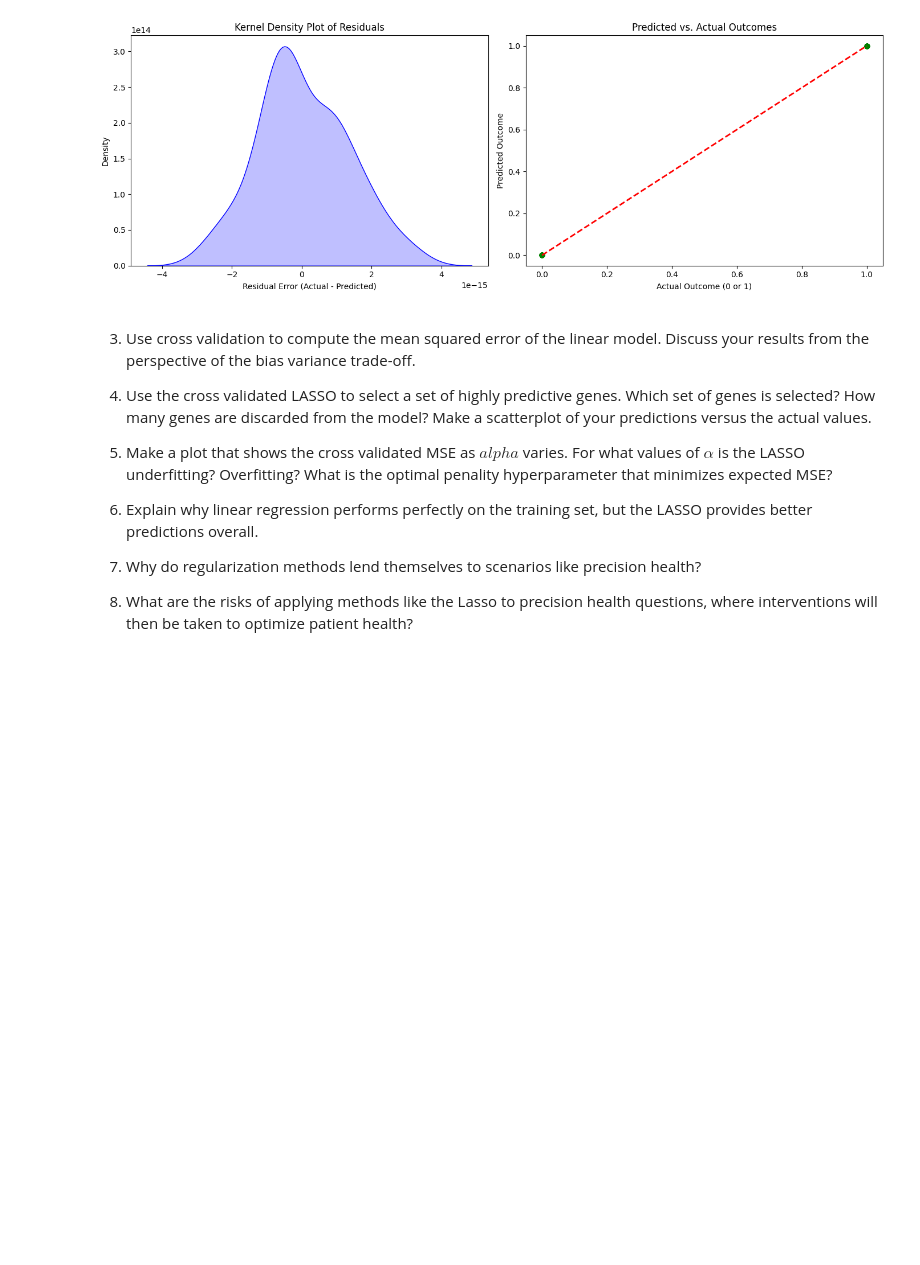
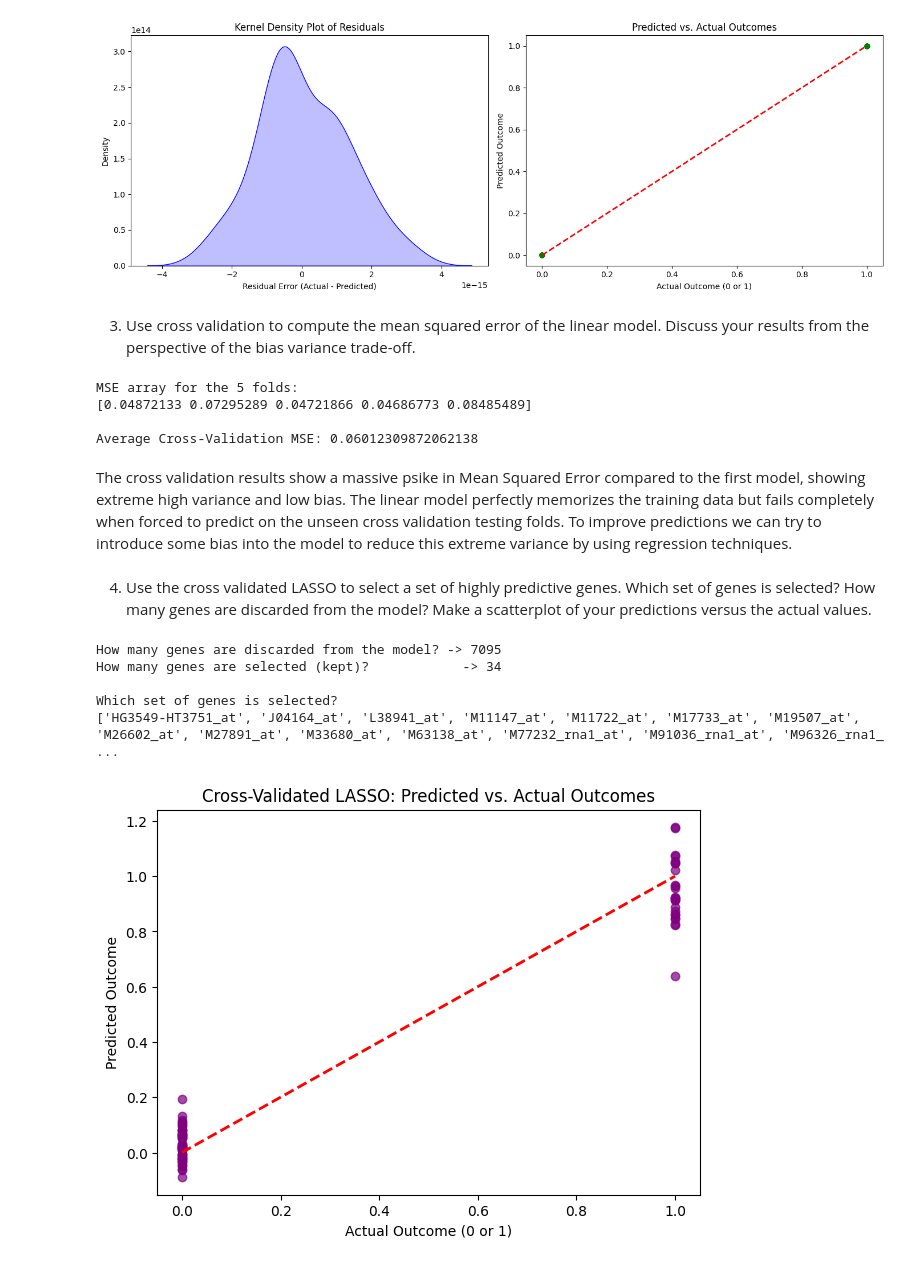
Before and after one commit to wilsonfredbeck7/undergrad_ml_assignments, a Jupyter notebook: genomics_lab.ipynb, the cells around one changed output. Saved outputs shown, nothing was run; the diff lists cells and outputs as text; code cells hidden in the pictures; blank space fills up the shorter version.

```diff
--- a/genomics_lab.ipynb
+++ b/genomics_lab.ipynb
@@ -82,13 +74,64 @@ Mean Squared Error: 1.649109613713977e-30
 
 
 3. Use cross validation to compute the mean squared error of the linear model. Discuss your results from the perspective of the bias variance trade-off.
-
-4. Use the cross validated LASSO to select a set of highly predictive genes. Which set of genes is selected? How many genes are discarded from the model? Make a scatterplot of your predictions versus the actual values.
-
-5. Make a plot that shows the cross validated MSE as $alpha$ varies. For what values of $\alpha$ is the LASSO underfitting? Overfitting? What is the optimal penality hyperparameter that minimizes expected MSE?
-
-6. Explain why linear regression performs perfectly on the training set, but the LASSO provides better predictions overall.
-
-7. Why do regularization methods lend themselves to scenarios like precision health?
-
-8. What are the risks of applying methods like the Lasso to precision health questions, where interventions will then be taken to optimize patient health?
+# %%
+from sklearn.model_selection import cross_val_score
+import numpy as np
+
+cv_scores = cross_val_score(model, X, y, scoring='neg_mean_squared_error', cv=5)
+
+mse_scores = -cv_scores
+
+print(f"MSE array for the 5 folds: \n{mse_scores}\n")
+print(f"Average Cross-Validation MSE: {np.mean(mse_scores)}")
+# %% [output]
+MSE array for the 5 folds:
+[0.04872133 0.07295289 0.04721866 0.04686773 0.08485489]
+
+Average Cross-Validation MSE: 0.06012309872062138
+# %% [markdown]
+The cross validation results show a massive psike in Mean Squared Error compared to the first model, showing extreme high variance and low bias. The linear model perfectly memorizes the training data but fails completely when forced to predict on the unseen cross validation testing folds. To improve predictions we can try to introduce some bias into the model to reduce this extreme variance by using regression techniques.
+# %% [markdown]
+
+
+4. Use the cross validated LASSO to select a set of highly predictive genes. Which set of genes is selected? How many genes are discarded from the model? Make a scatterplot of your predictions versus the actual values.
+# %%
+from sklearn.linear_model import LassoCV
+import numpy as np
+import matplotlib.pyplot as plt
+
+
+lasso_model = LassoCV(cv=5, random_state=42, max_iter=10000)
+lasso_model.fit(X, y)
+
+
+lasso_coefs = lasso_model.coef_
+
+discarded_count = np.sum(lasso_coefs == 0)
+kept_count = np.sum(lasso_coefs != 0)
+
+print(f"How many genes are discarded from the model? -> {discarded_count}")
+print(f"How many genes are selected (kept)?            -> {kept_count}\n")
+
+selected_genes = X.columns[lasso_coefs != 0]
+
+print("Which set of genes is selected?")
+print(list(selected_genes))
+lasso_predictions = lasso_model.predict(X)
+
+plt.figure(figsize=(7, 5))
+plt.scatter(y, lasso_predictions, alpha=0.7, color="purple")
+
+plt.plot([y.min(), y.max()], [y.min(), y.max()], 'r--', lw=2)
+
+plt.title('Cross-Validated LASSO: Predicted vs. Actual Outcomes')
+plt.xlabel('Actual Outcome (0 or 1)')
+plt.ylabel('Predicted Outcome')
+plt.show()
+# %% [output]
+How many genes are discarded from the model? -> 7095
+How many genes are selected (kept)?            -> 34
+
+Which set of genes is selected?
+['HG3549-HT3751_at', 'J04164_at', 'L38941_at', 'M11147_at', 'M11722_at', 'M17733_at', 'M19507_at', 'M26602_at', 'M27891_at', 'M33680_at', 'M63138_at', 'M77232_rna1_at', 'M91036_rna1_at', 'M96326_rna1_ ...
+[figure, added]
```
Also changed, not shown: parts of 6 cells of this notebook.
